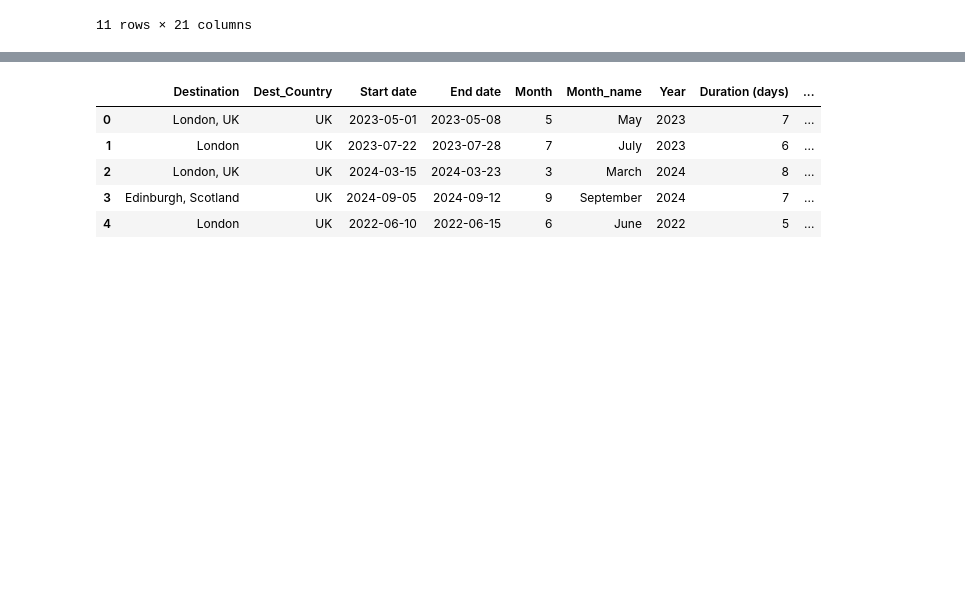
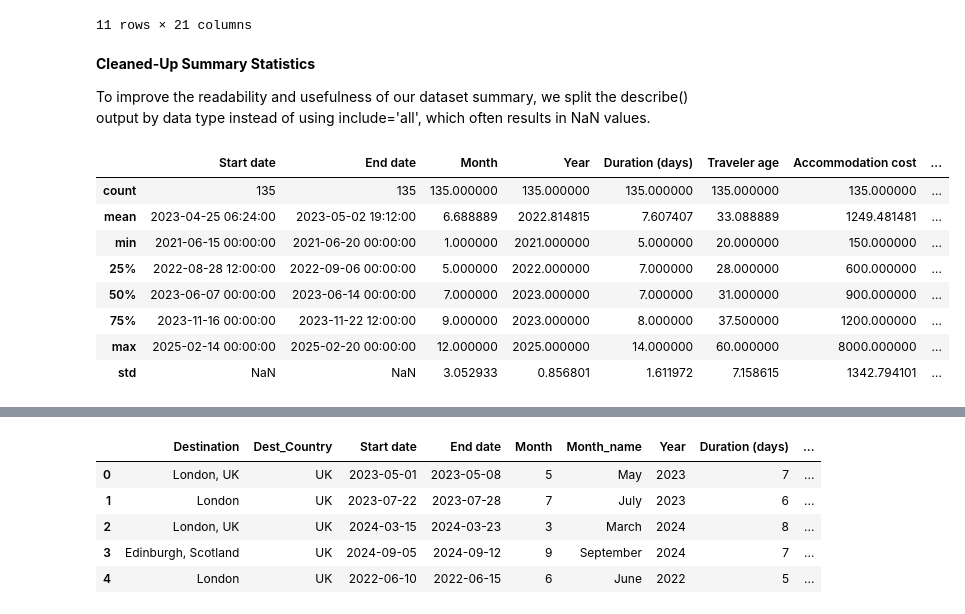
Before and after one commit to banerjixplores/travel_trends, a Jupyter notebook: jupyter_notebooks/Hackathon_Travel_Dataset.ipynb, the cells around one changed output, grey strips where cells are left out. Saved outputs shown, nothing was run; the diff lists cells and outputs as text; code cells hidden in the pictures; blank space fills up the shorter version.

```diff
--- a/jupyter_notebooks/Hackathon_Travel_Dataset.ipynb
+++ b/jupyter_notebooks/Hackathon_Travel_Dataset.ipynb
@@ -402,7 +468,7 @@ travel_da = travel_da[['Destination','Dest_Country', 'Start date', 'End date', '
 # %% [markdown]
 ### Upload Temperature data set which was partially cleaned separately
 # %%
-df2 = pd.read_csv('data\processed\Temperature Data.csv')
+df2 = pd.read_csv('data/processed/Temperature Data.csv')
 df2.head()
 # %% [output]
 |  | country | temperature_celsius | W_Date | Temp_month | Temp_year |
@@ -416,5 +484,15 @@ df2.head()
 # %%
 def country_mapping(country):
+    """
+    Maps country names to standardized abbreviations or formats.
+
+    Parameters:
+    country (str): The name of the country to be mapped.
+
+    Returns:
+    str: The standardized country name or abbreviation. If the country is not in the predefined mapping,
+         the original country name is returned.
+    """
     if country == 'United States of America':
         return 'USA'
     elif country == 'United Kingdom':
@@ -425,8 +503,6 @@ def country_mapping(country):
         return 'UAE'
     else:
         return country
-
-df2['country'] = df2['country'].apply(country_mapping)
 # %% [markdown]
 ### Matching contry names in the temperature data set with the travel data set and save it as SET
 # %%
@@ -534,7 +618,7 @@ def accommodation_cost_mapping(cost):
     elif cost < 2000:
         return 'Medium'
     elif cost < 2500:
-        return 'Mediam high'
+        return 'Medium high'
     elif cost < 3000:
         return 'High'
     elif cost < 3500:
@@ -562,7 +660,7 @@ def transportation_cost_mapping(cost):
     else:
         return 'Very expensive'
 
-travel_da['Transportation cost category'] = travel_da['Accommodation cost'].apply(accommodation_cost_mapping)
+travel_da['Transportation cost category'] = travel_da['Transportation cost'].apply(transportation_cost_mapping)
 # %% [markdown]
 ### Check the status of the final merged dataframe
 # %%
@@ -581,3 +679,20 @@ travel_da.describe(include='all')
 | max | NaN | NaN | 2025-02-14 00:00:00 | 2025-02-20 00:00:00 | 12.000000 | NaN | 2025.000000 | 14.000000 | ... |
 | std | NaN | NaN | NaN | NaN | 3.052933 | NaN | 0.856801 | 1.611972 | ... |
 11 rows × 21 columns
+# %% [markdown]
+**Cleaned-Up Summary Statistics**
+
+To improve the readability and usefulness of our dataset summary, we split the describe() output by data type instead of using include='all', which often results in NaN values.
+# %%
+# Only numeric
+travel_da.describe()
+# %% [output]
+|  | Start date | End date | Month | Year | Duration (days) | Traveler age | Accommodation cost | ... |
+| count | 135 | 135 | 135.000000 | 135.000000 | 135.000000 | 135.000000 | 135.000000 | ... |
+| mean | 2023-04-25 06:24:00 | 2023-05-02 19:12:00 | 6.688889 | 2022.814815 | 7.607407 | 33.088889 | 1249.481481 | ... |
+| min | 2021-06-15 00:00:00 | 2021-06-20 00:00:00 | 1.000000 | 2021.000000 | 5.000000 | 20.000000 | 150.000000 | ... |
+| 25% | 2022-08-28 12:00:00 | 2022-09-06 00:00:00 | 5.000000 | 2022.000000 | 7.000000 | 28.000000 | 600.000000 | ... |
+| 50% | 2023-06-07 00:00:00 | 2023-06-14 00:00:00 | 7.000000 | 2023.000000 | 7.000000 | 31.000000 | 900.000000 | ... |
+| 75% | 2023-11-16 00:00:00 | 2023-11-22 12:00:00 | 9.000000 | 2023.000000 | 8.000000 | 37.500000 | 1200.000000 | ... |
+| max | 2025-02-14 00:00:00 | 2025-02-20 00:00:00 | 12.000000 | 2025.000000 | 14.000000 | 60.000000 | 8000.000000 | ... |
+| std | NaN | NaN | 3.052933 | 0.856801 | 1.611972 | 7.158615 | 1342.794101 | ... |
```
Also changed, not shown: parts of 16 cells of this notebook, 1 other file.
